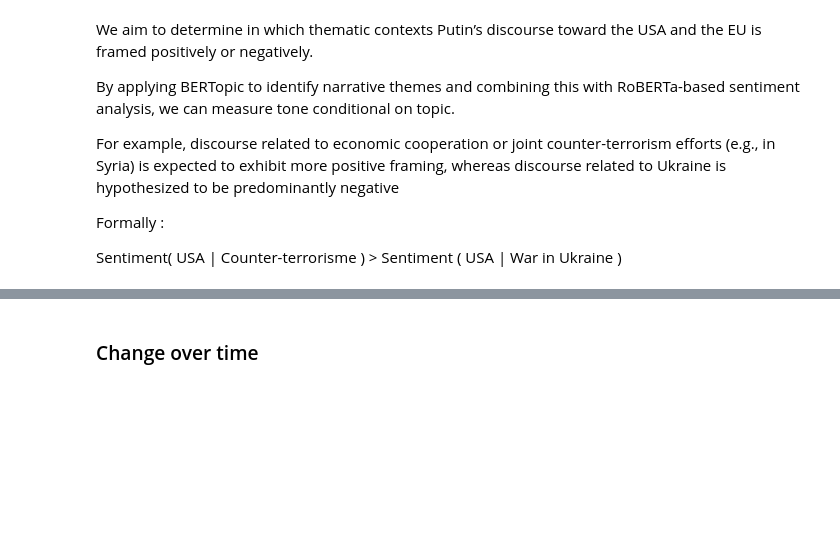
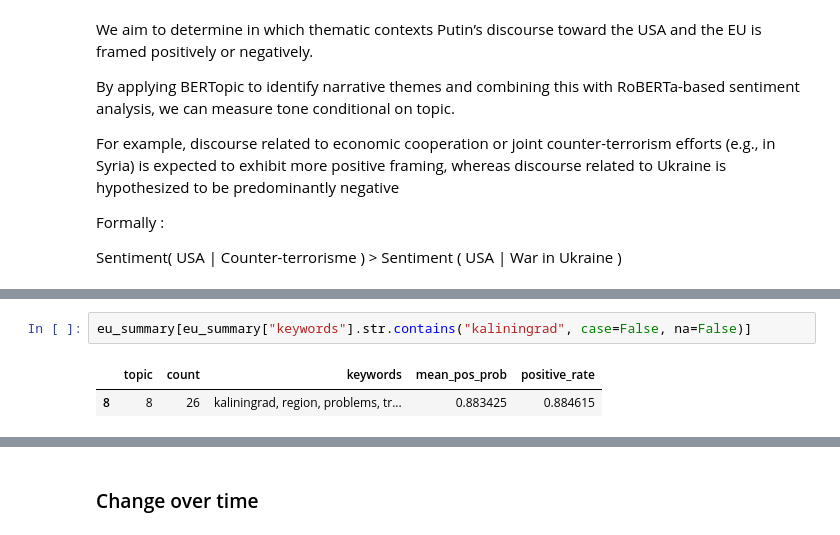
Before and after one commit to CyprienFOURCROY/NLP_2025W, a Jupyter notebook: Quantitative_Analysis.ipynb, the cells around one changed output, grey strips where cells are left out. Saved outputs shown, nothing was run; the diff lists cells and outputs as text; blank space fills up the shorter version.

```diff
--- a/Quantitative_Analysis.ipynb
+++ b/Quantitative_Analysis.ipynb
@@ -793,0 +974,5 @@ def topic_summary(df_local, topic_model, top_n_topics=10, name=""):
+# %%
+eu_summary[eu_summary["keywords"].str.contains("kaliningrad", case=False, na=False)]
+# %% [output]
+|  | topic | count | keywords | mean_pos_prob | positive_rate |
+| 8 | 8 | 26 | kaliningrad, region, problems, tr... | 0.883425 | 0.884615 |
```
Also changed, not shown: parts of 22 cells of this notebook, 1 other file.
